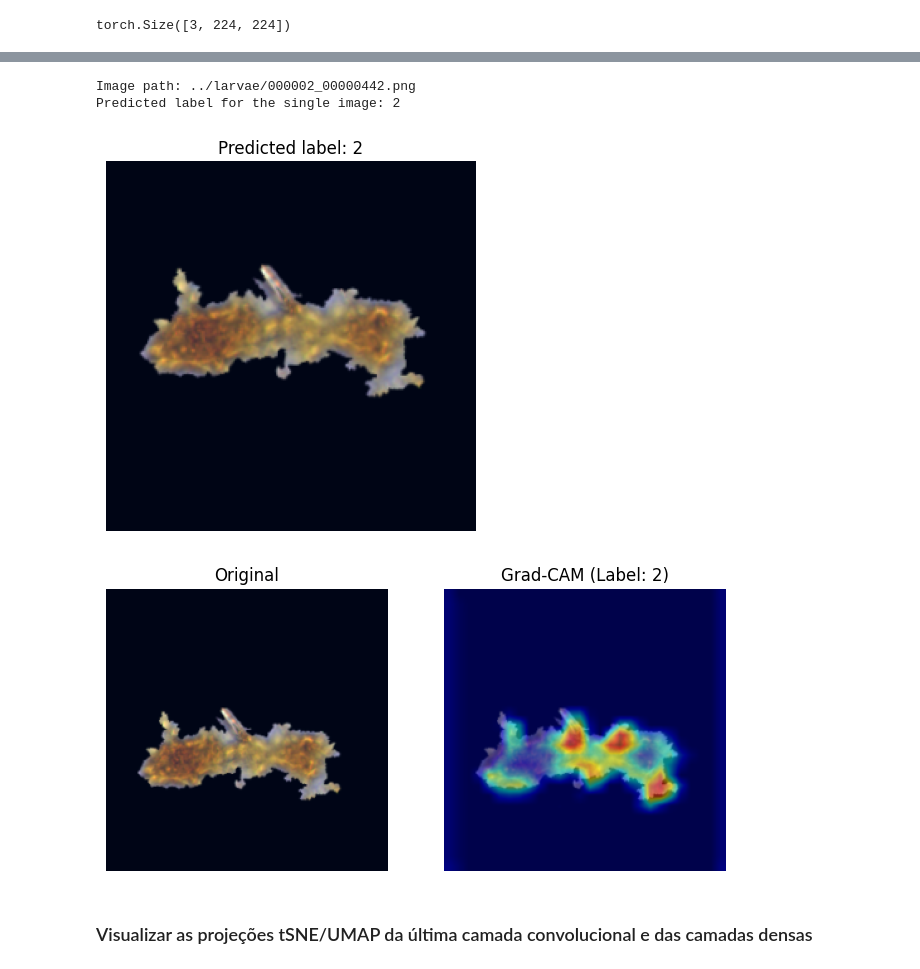
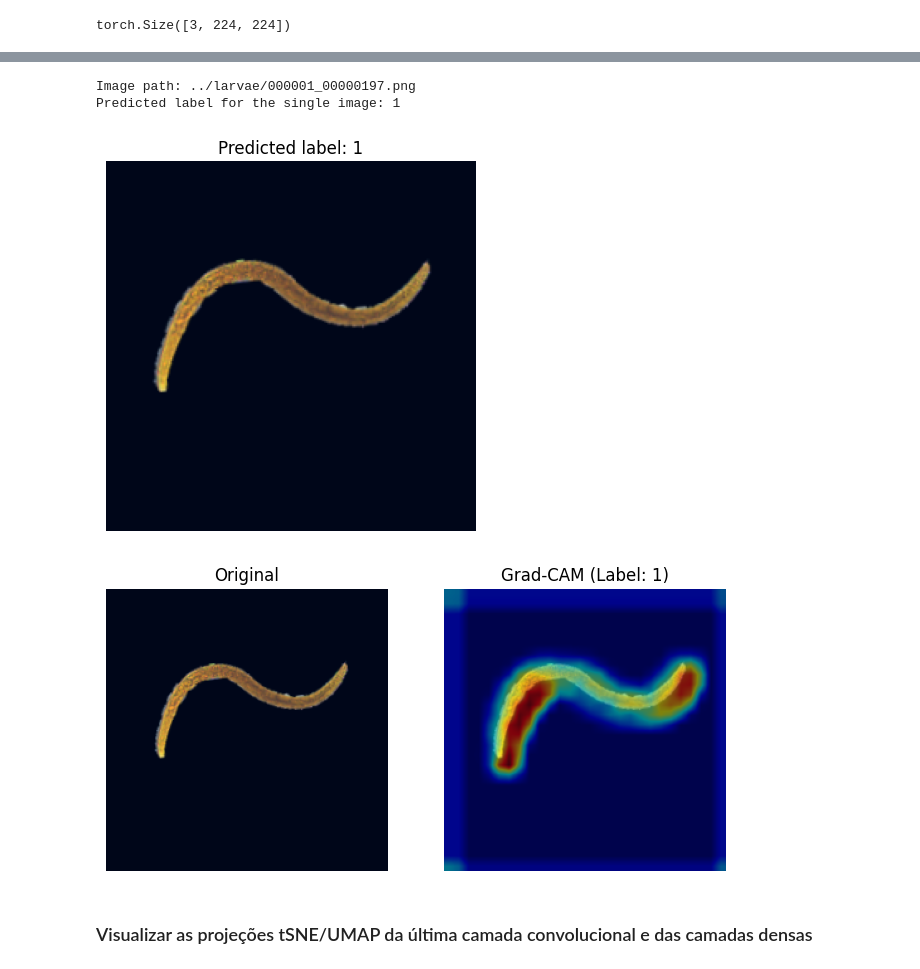
Before and after one commit to pedro-rodrigues18/dl-larvae, a Jupyter notebook: notebooks/second_convnet.ipynb, the cells around one changed output, grey strips where cells are left out. Cells and saved outputs as stored; diff of their text form; code cells hidden in the pictures.

```diff
--- a/notebooks/second_convnet.ipynb
+++ b/notebooks/second_convnet.ipynb
@@ -527,31 +524,31 @@ Visualizing channels 56-63 from sample 0
 # %%
 # Test model with a single image
 def test_single_image(model, image, device):
     model.eval()
     image = image.to(device=device)
     with torch.no_grad():
         output = model(image.unsqueeze(0))  # Add batch dimension
         pred_label = torch.argmax(output, dim=1).item()
     return pred_label
 
 # Example usage
-image_idx = 31  # Index of the image you want to test
+image_idx = 5  # Index of the image you want to test
 image, target = trainset[image_idx]  # Get the first image from the dataset
 predicted_label = test_single_image(model, image, device)
 print(f"Image path: {trainset.dataset[image_idx]}")
 print(f"Predicted label for the single image: {predicted_label + 1}")
 # Show image with predicted label
 image = image.permute(1, 2, 0).numpy()
 image = 255 * (image - np.min(image)) / (np.max(image) -np.min(image))
 image = image.astype('uint8')
 plt.imshow(image)
 plt.title(f"Predicted label: {predicted_label + 1}")
 plt.axis('off')
 plt.show()
 # %% [output]
-Image path: ../larvae/000002_00000442.png
-Predicted label for the single image: 2
+Image path: ../larvae/000001_00000197.png
+Predicted label for the single image: 1
-[figure, old version]
+[figure, new version]
 # %%
 def generate_gradcam(model, image, target_layer, device):
     model.eval()
@@ -622,7 +619,7 @@ image, target = trainset[image_idx]
 cam, pred_label = generate_gradcam(model, image, target_layer=model.features[-1], device=device)
 show_image_with_heatmap(image, cam, pred_label)
 # %% [output]
-[figure, old version]
+[figure, new version]
 # %% [markdown]
 ### Visualizar as projeções tSNE/UMAP da última camada convolucional e das camadas densas
 # %%
```
Also changed, not shown: parts of 10 cells of this notebook, 5 other files.
